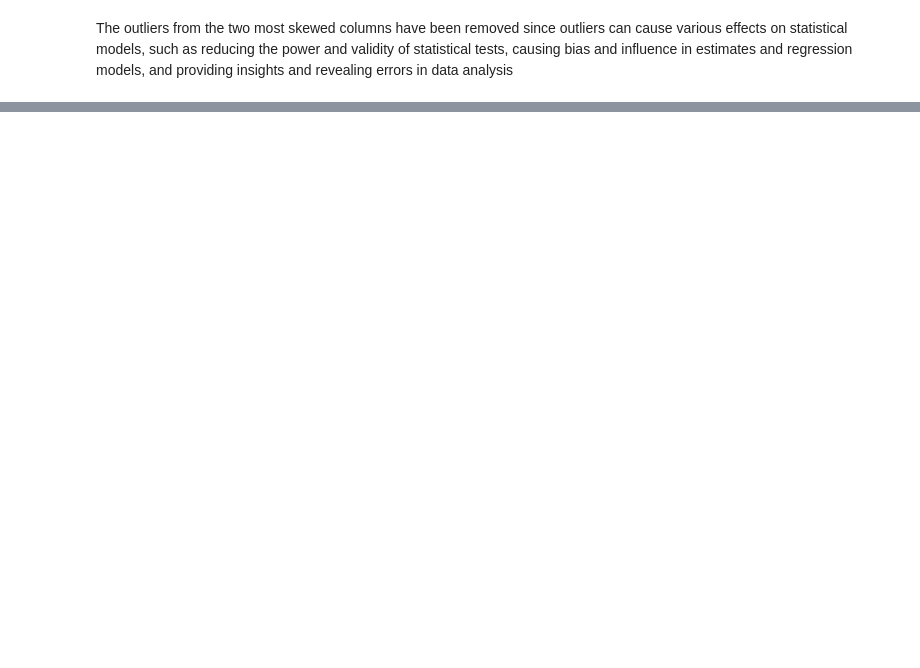
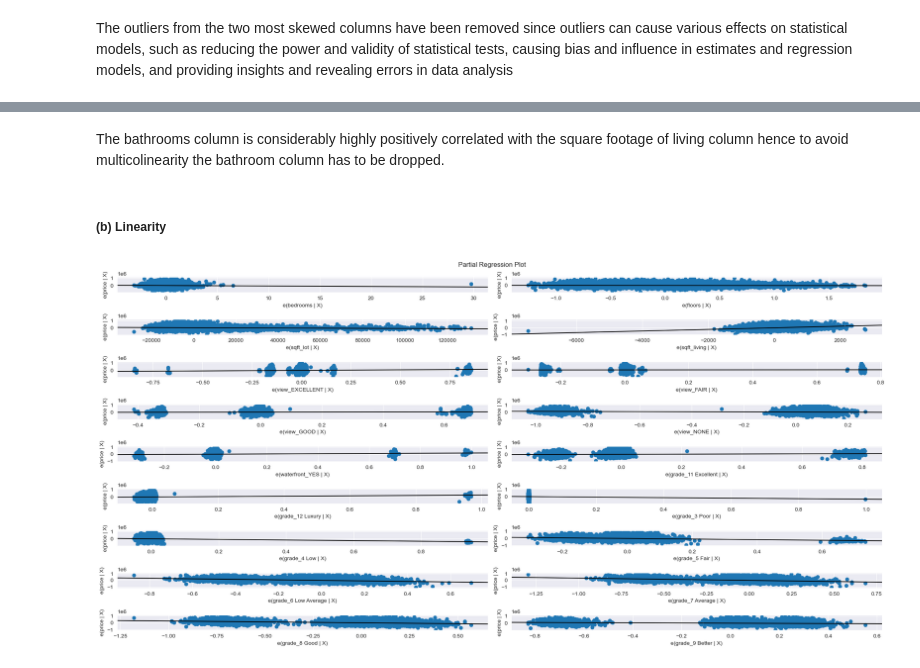
Before and after one commit to KimberlyWairimu/Phase-2-project, a Jupyter notebook: student.ipynb, the cells around one changed output, grey strips where cells are left out. Saved outputs shown, nothing was run; the diff lists cells and outputs as text; code cells hidden in the pictures; blank space fills up the shorter version.

Commit message:
Added Modelling

```diff
--- a/student.ipynb
+++ b/student.ipynb
@@ -279,0 +305,8 @@ The outliers from the two most skewed columns have been removed since outliers c
+# %%
+# buiding a baseline model with the sqft_living and price
+
+y = new_housing_df["price"]
+X = new_housing_df[["sqft_living"]]
+baseline_model = sm.OLS(y , sm.add_constant(X))
+baseline_results = baseline_model.fit()
+baseline_results.summary()
@@ -279,0 +342,8 @@ The outliers from the two most skewed columns have been removed since outliers c
+# %%
+# creating dummies for categorical data
+
+categorical_data = new_housing_df[["view" , "waterfront" , "grade"]]
+
+categorical_data_ohe = pd.get_dummies(categorical_data, drop_first = True , dtype=int)
+
+categorical_data_ohe
@@ -279,0 +364,5 @@ The outliers from the two most skewed columns have been removed since outliers c
+# %%
+# joining the two dataframes
+
+df = pd.concat([columns ,categorical_data_ohe], axis = 1)
+df.head()
@@ -279,0 +376,10 @@ The outliers from the two most skewed columns have been removed since outliers c
+# %%
+# defining the predictors and the target variables
+
+X_all = df.drop("price" , axis = 1)
+y = df["price"]
+
+# building and fitting the model
+
+model2 = sm.OLS(y , sm.add_constant(X_all)).fit()
+model2.summary()
@@ -279,0 +474,2 @@ The outliers from the two most skewed columns have been removed since outliers c
+# %% [markdown]
+The bathrooms column is considerably highly positively correlated with the square footage of living column hence to avoid multicolinearity the bathroom column has to be dropped.
@@ -279,0 +480,10 @@ The outliers from the two most skewed columns have been removed since outliers c
+# %% [markdown]
+##### (b) Linearity
+# %%
+# plotting partial regression for each predictor
+
+fig = plt.figure(figsize = (20,10))
+sm.graphics.plot_partregress_grid(model2 , exog_idx =["bedrooms","floors","sqft_lot","sqft_living",	"view_EXCELLENT","view_FAIR","view_GOOD","view_NONE","waterfront_YES",	"grade_11 Excellent","grade_12 Luxury","grade_3 Poor",	"grade_4 Low",	"grade_5 Fair",	"grade_6 Low Average",	"grade_7 Average",	"grade_8 Good",	"grade_9 Better"] , fig=fig)
+plt.tight_layout()
+# %% [output]
+[figure, added]
```
Also changed, not shown: parts of 40 cells of this notebook.
